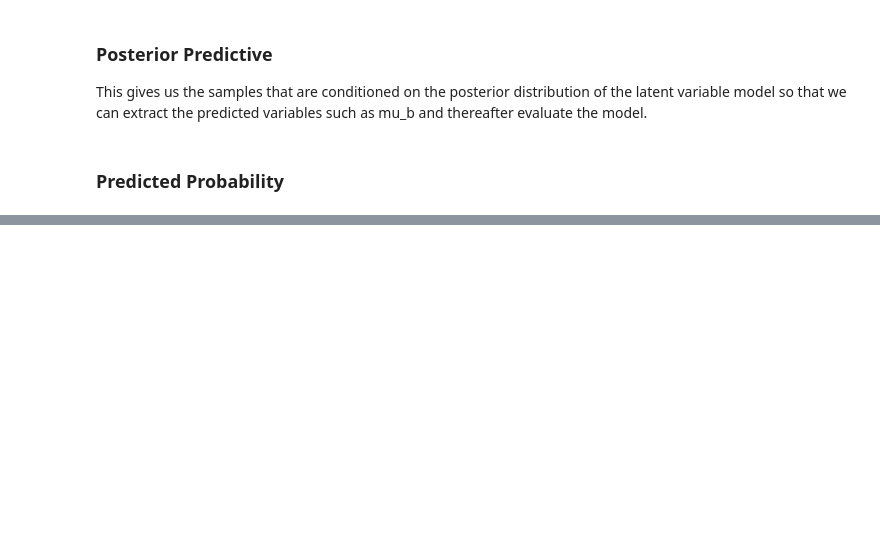
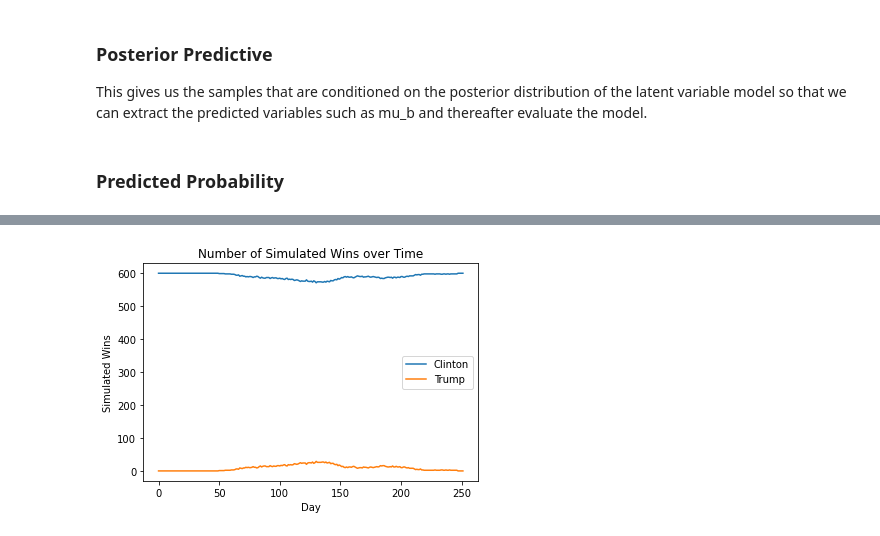
Before and after one commit to Manik-Goyal/Forecasting-Elections-6998, a Jupyter notebook: final-project/final-notebook.ipynb, the cells around one changed output, grey strips where cells are left out. Cells and saved outputs as stored; diff of their text form; code cells hidden in the pictures; blank space fills up the shorter version.

```diff
--- a/final-project/final-notebook.ipynb
+++ b/final-project/final-notebook.ipynb
@@ -176,0 +168,32 @@ sns.lineplot(data=np.array(EV_list_trump))
+# %%
+cWinsList, tWinsList = [], []
+EV_C_mu, EV_T_mu = [], []
+EV_C_std, EV_T_std = [], []
+
+for i in tqdm(range(252)):
+    vals = predicted[:,i,:]
+    pred = createPredictionsDict(vals)
+    out = electoralVoteCalculator(numDays, numStates,
+                        pred, EV_Index, EV)
+    cWins, tWins, EV_T, EV_C = out[0], out[1], out[2], out[3]
+    cWinsList.append(cWins)
+    tWinsList.append(tWins)
+
+    mu_C, mu_T = average(EV_C), average(EV_T)
+    std_C, std_T = std(EV_C, mu_C), std(EV_T, mu_T)
+
+    EV_C_mu.append(mu_C)
+    EV_C_std.append(std_C)
+
+    EV_T_mu.append(mu_T)
+    EV_T_std.append(std_T)
+# %%
+sns.lineplot(data=np.array(cWinsList))
+sns.lineplot(data=np.array(tWinsList))
+plt.legend(['Clinton', 'Trump'])
+plt.xlabel("Day")
+plt.ylabel("Simulated Wins")
+plt.title("Number of Simulated Wins over Time")
+plt.show()
+# %% [output]
+[figure, added]
```
Also changed, not shown: parts of 19 cells of this notebook, 2 other files.
